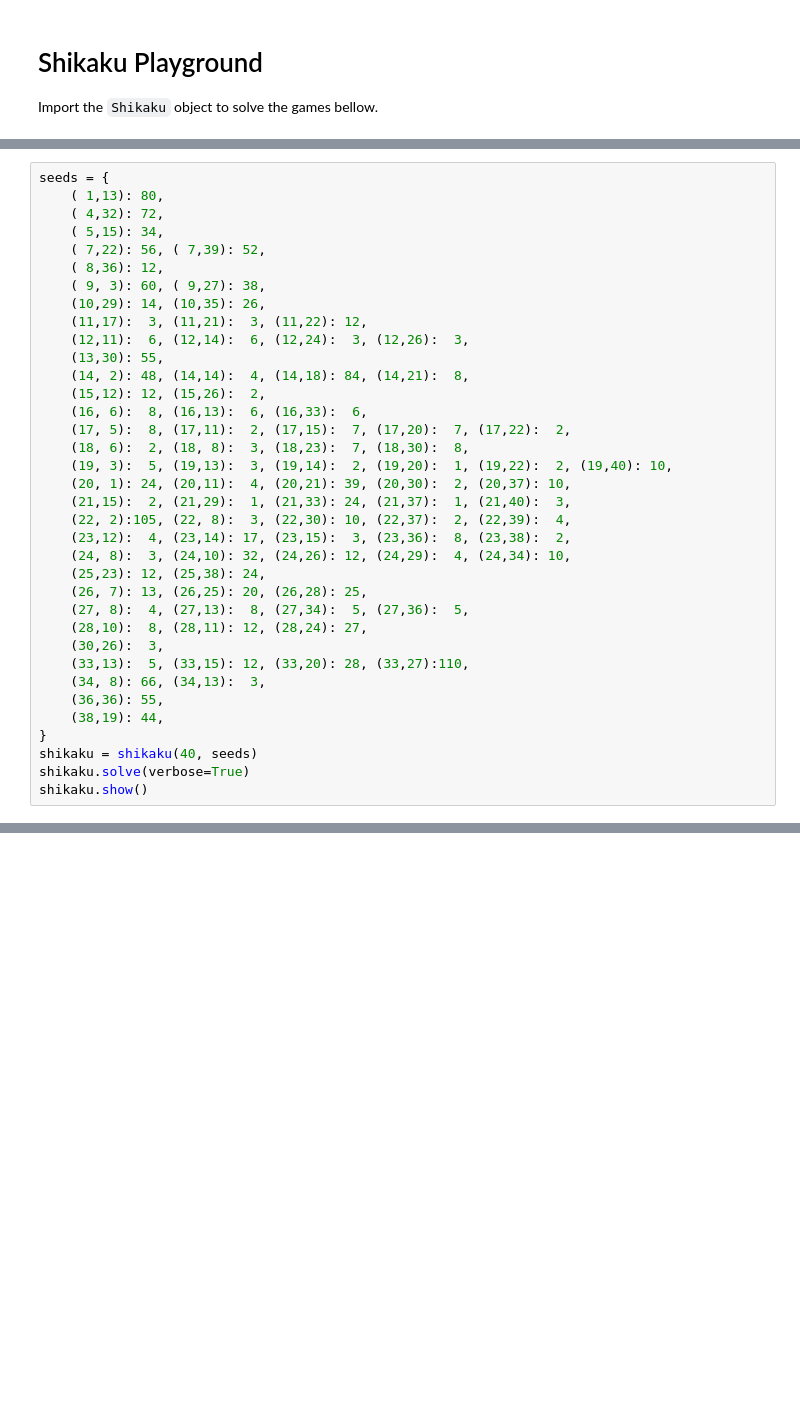
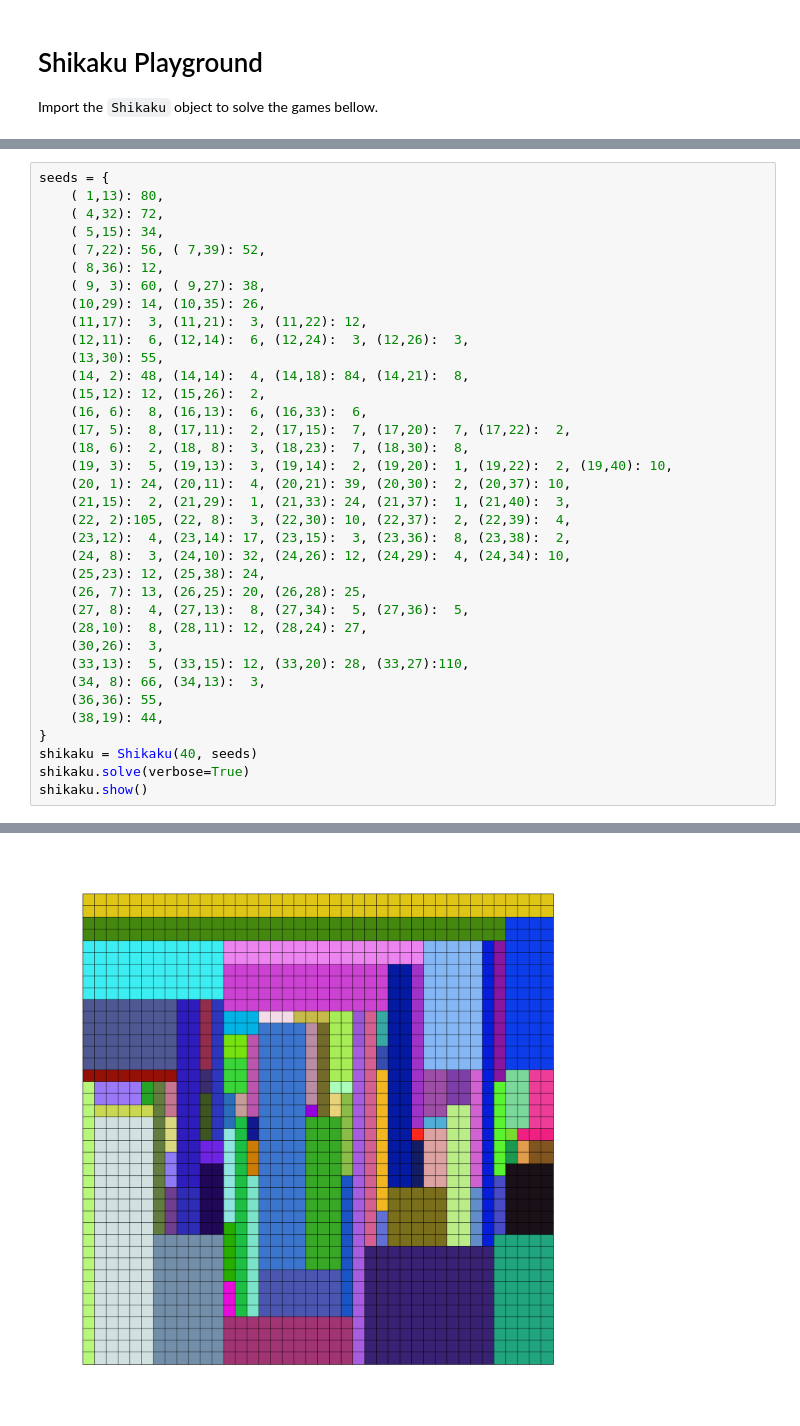
Before and after one commit to rodrigo-cl-porto/LinkedIn-Games-LinOpt-Solvers, a Jupyter notebook: notebooks/shikaku.ipynb, the cells around one changed output, grey strips where cells are left out. Drawn from its saved outputs; the diff is of its cells as text; blank space fills up the shorter version.

```diff
--- a/notebooks/shikaku.ipynb
+++ b/notebooks/shikaku.ipynb
@@ -193,6 +263,7 @@ seeds = {
     (36,36): 55,
     (38,19): 44,
 }
-shikaku = shikaku(40, seeds)
+shikaku = Shikaku(40, seeds)
 shikaku.solve(verbose=True)
 shikaku.show()
+# %% [output]
@@ -199,3 +287,4 @@ shikaku.show()
+[figure, added]
 # %% [markdown]
 Solution of Master Shikaku.
 
```
Also changed, not shown: parts of 6 cells of this notebook, 2 other files.
